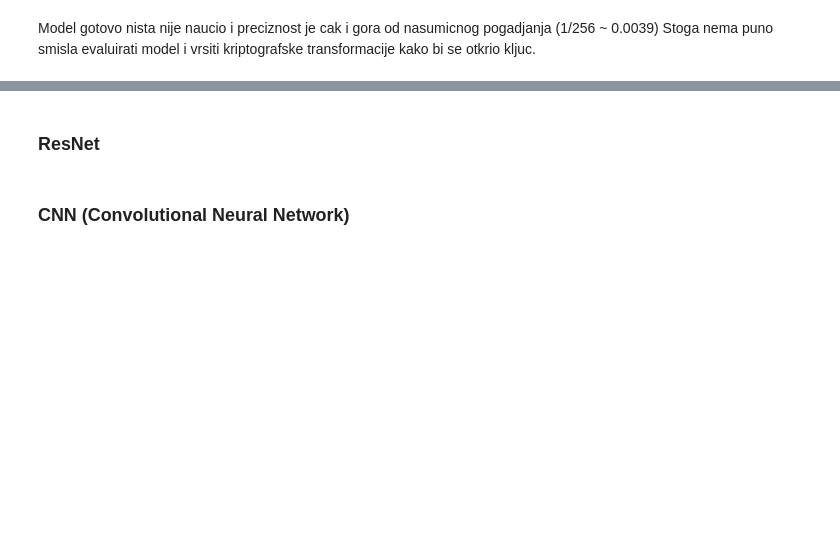
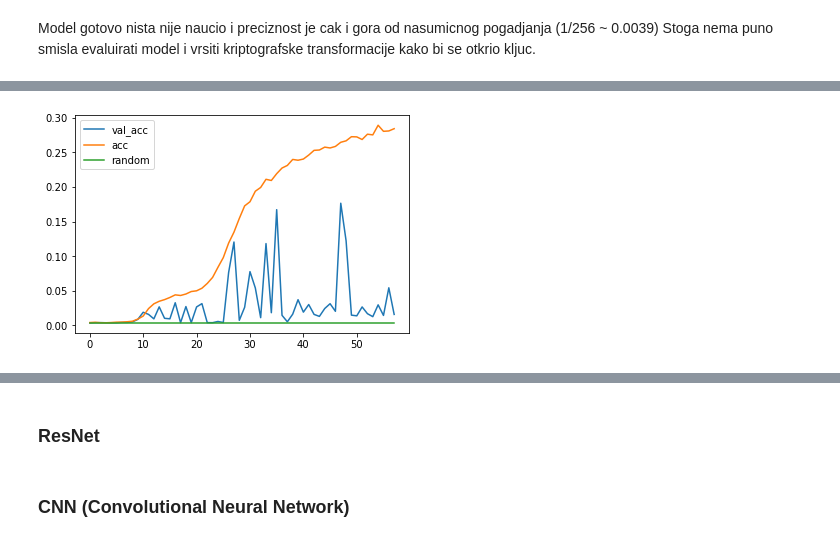
Before and after one commit to rubidijum/MachineLearningSCA, a Jupyter notebook: 1_0_SCA_MLP.ipynb, the cells around one changed output, grey strips where cells are left out. Saved outputs shown, nothing was run; the diff lists cells and outputs as text; code cells hidden in the pictures; blank space fills up the shorter version.

```diff
--- a/1_0_SCA_MLP.ipynb
+++ b/1_0_SCA_MLP.ipynb
@@ -409,0 +633,5 @@ history = MLP_test.fit(
+# %%
+# Reconstruct the model with best parameters and run full training
+best_MLP_cfg = r_tuner.get_best_hyperparameters()[0].values
+print("===========================================")
+r_tuner.results_summary(3)
@@ -517,0 +685,23 @@ np.argmax(prediction_classes, axis=1)
+# %%
+def train_model(model, X_train, y_train, batch_size, epochs, validation_data, callbacks_list=None, nn_type='MLP', tag='', save_dir=''):
+
+  _date = datetime.now().strftime("%Y-%d-%m_%H-%M")
+
+  _save_dir = './models/' + save_dir + '_' + _date + '[' + tag + ']'
+  _log_dir =  './logs/' + nn_type + '_' + _date + '[' + tag + ']'
+
+  if callbacks_list is None:
+    callbacks_list = [
+      tf.keras.callbacks.EarlyStopping(monitor='loss', patience=3),
+      tf.keras.callbacks.TensorBoard(log_dir=_log_dir, histogram_freq=1)
+    ]
+
+  history = model.fit(X_train, y_train, batch_size=batch_size,epochs=epochs,verbose=1,validation_data=validation_data, callbacks=callbacks_list)
+
+  model.save(_save_dir)
+
+  return history
+# %%
+best_MLP = build_model_from_config(best_MLP_cfg)
+# %%
+mlp_best_history = train_model(best_MLP, X_train, y_train, 200, 75, (X_test, y_test), tag='MLP_best')
@@ -517,0 +728,10 @@ np.argmax(prediction_classes, axis=1)
+# %%
+random_accuracy = [1/256] * len(mlp_best_history.history['val_accuracy'])
+
+plt.plot(mlp_best_history.history['val_accuracy'])
+plt.plot(mlp_best_history.history['accuracy'])
+plt.plot(random_accuracy)
+plt.legend(['val_acc', 'acc', 'random'],loc='best')
+plt.show()
+# %% [output]
+[figure, added]
```
Also changed, not shown: parts of 76 cells of this notebook.
